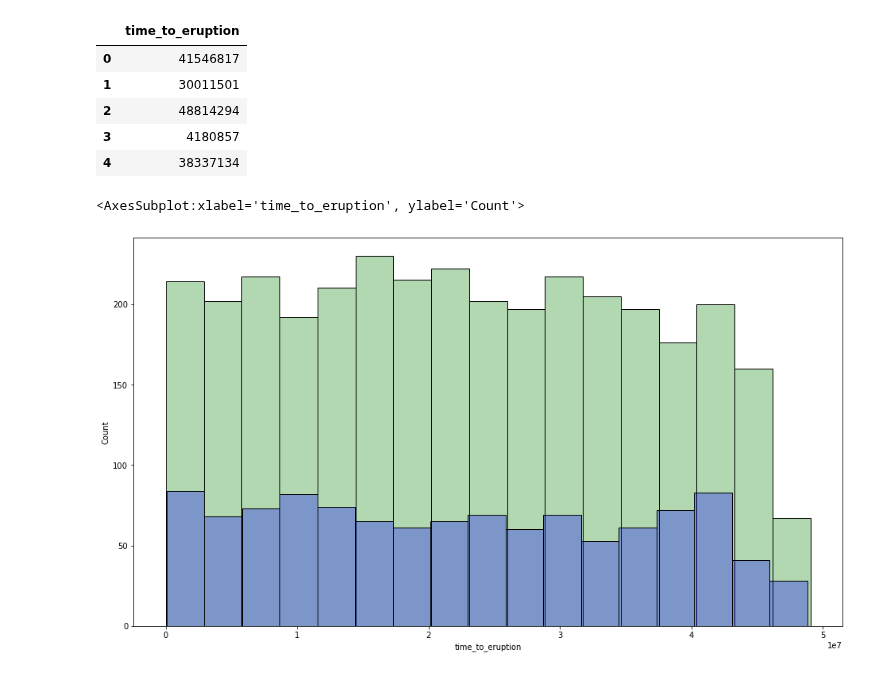
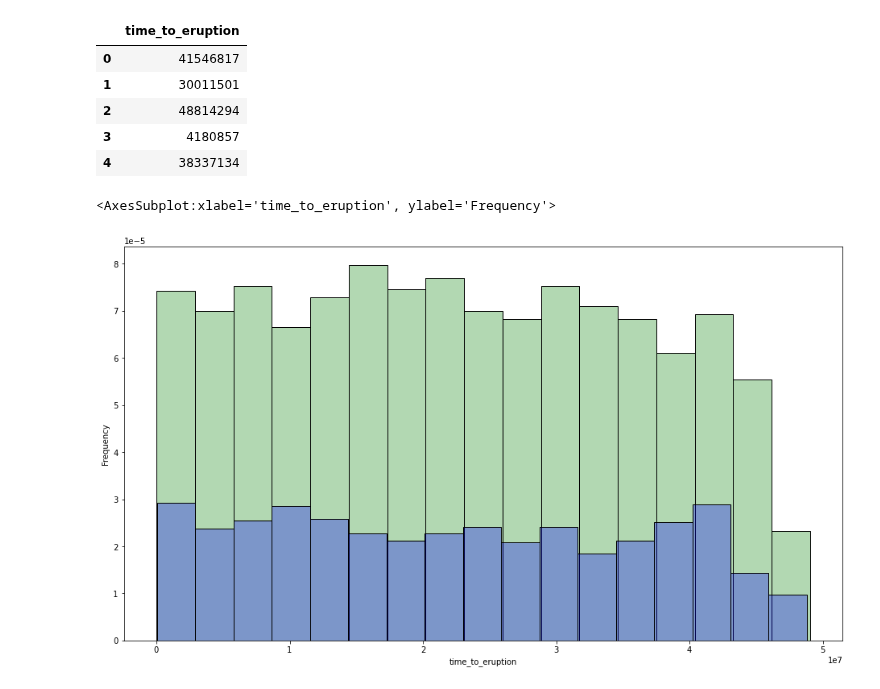
Before and after one commit to DanteBM/PronosticoErupciones, a Jupyter notebook: notebooks/NotebookMaestro.ipynb, the cells around one changed output. Cells and saved outputs as stored; diff of their text form; code cells hidden in the pictures.

Commit message:
Histograma con frecuencias

```diff
--- a/notebooks/NotebookMaestro.ipynb
+++ b/notebooks/NotebookMaestro.ipynb
@@ -1433,8 +1428,8 @@ y_pred.head()
 | 4 | 38337134 |
 # %%
 fig, ax = plt.subplots(figsize=(16,9))
-sns.histplot(x="time_to_eruption", data=y_train, ax=ax, color="green", alpha=0.3)
-sns.histplot(x="time_to_eruption", data=y_pred, ax=ax, color="blue", alpha=0.3, bins = 17)
+sns.histplot(x="time_to_eruption", data=y_train, ax=ax, color="green", alpha=0.3, stat = "frequency")
+sns.histplot(x="time_to_eruption", data=y_pred, ax=ax, color="blue", alpha=0.3, bins = 17, stat = "frequency")
 # %% [output]
-<AxesSubplot:xlabel='time_to_eruption', ylabel='Count'>
+<AxesSubplot:xlabel='time_to_eruption', ylabel='Frequency'>
-[figure, old version]
+[figure, new version]
```
Also changed, not shown: parts of 1 cell of this notebook.
